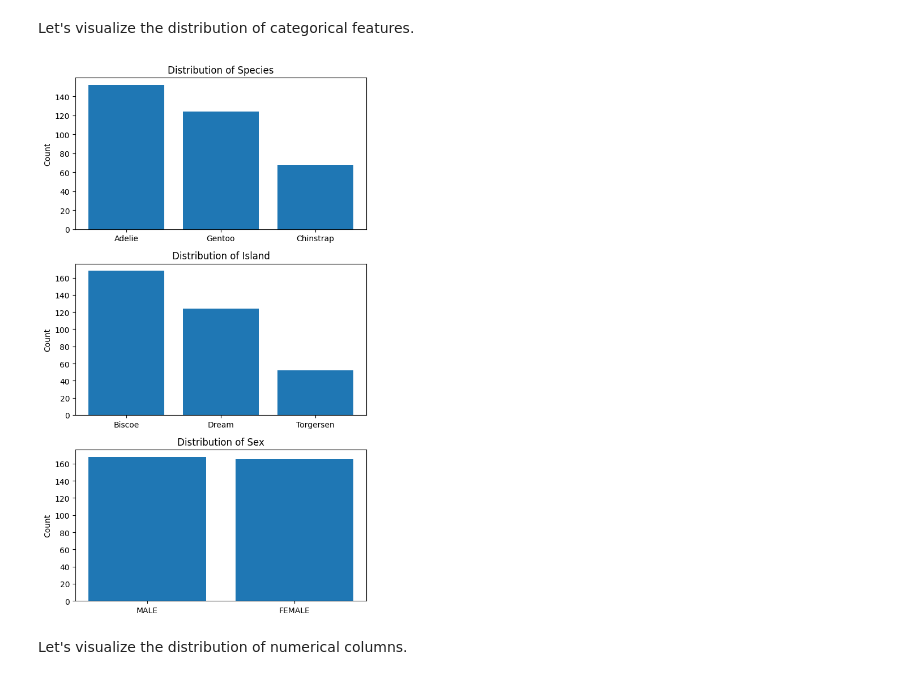
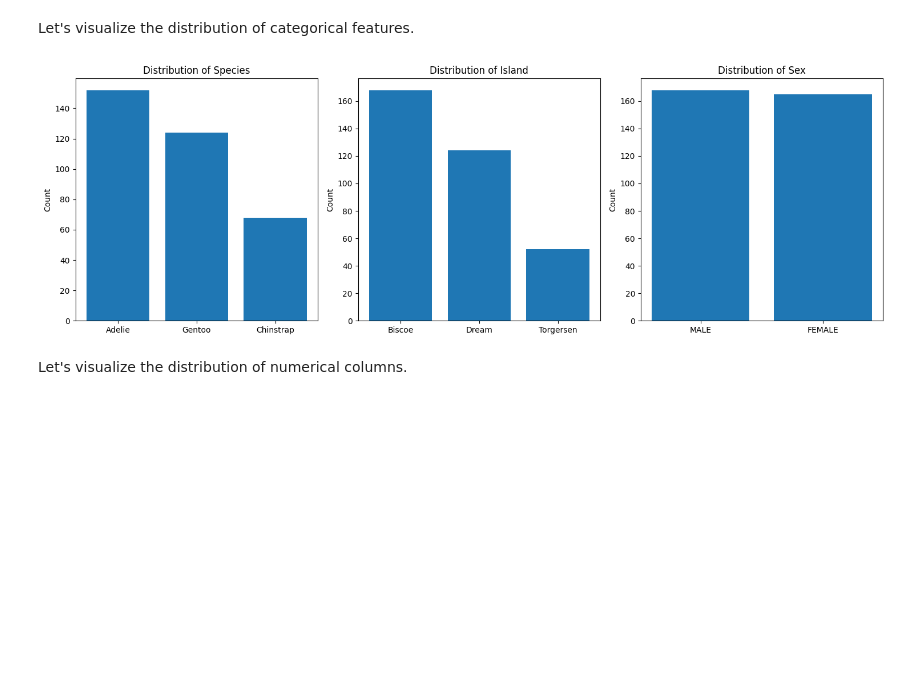
Before and after one commit to avr2002/sagemaker, a Jupyter notebook: notebooks/cohort.ipynb, the cells around one changed output. Saved outputs shown, nothing was run; the diff lists cells and outputs as text; code cells hidden in the pictures; blank space fills up the shorter version.

Commit message:
moved images and notebook to notebooks folder

```diff
--- a/src/cohort.ipynb
+++ b/notebooks/cohort.ipynb
@@ -33,6 +33,7 @@ import logging
 import sys
 from pathlib import Path
 from rich import print
+from penguins.consts import DATA_DIR
 
 import ipytest
 
@@ -40,7 +41,7 @@ CODE_FOLDER = Path("code")
 CODE_FOLDER.mkdir(exist_ok=True)
 sys.path.extend([f"./{CODE_FOLDER}"])
 
-DATA_FILEPATH = "penguins.csv"
+DATA_FILEPATH = DATA_DIR / "penguins.csv"
 
 ipytest.autoconfig(raise_on_error=True)
 
@@ -251,24 +261,24 @@ Let's visualize the distribution of categorical features.
 # %%
 import matplotlib.pyplot as plt
 
-fig, axs = plt.subplots(3, 1, figsize=(6, 10))
+fig, axs = plt.subplots(1, 3, figsize=(15, 5))
 
 axs[0].bar(species_distribution.index, species_distribution.values)
 axs[0].set_ylabel("Count")
 axs[0].set_title("Distribution of Species")
 
 axs[1].bar(island_distribution.index, island_distribution.values)
 axs[1].set_ylabel("Count")
 axs[1].set_title("Distribution of Island")
 
 axs[2].bar(sex_distribution.index, sex_distribution.values)
 axs[2].set_ylabel("Count")
 axs[2].set_title("Distribution of Sex")
 
 plt.tight_layout()
 plt.show()
 # %% [output]
-[figure, old version]
+[figure, new version]
 # %% [markdown]
 Let's visualize the distribution of numerical columns.
 # %%
```
Also changed, not shown: parts of 10 cells of this notebook, 23 other files.
